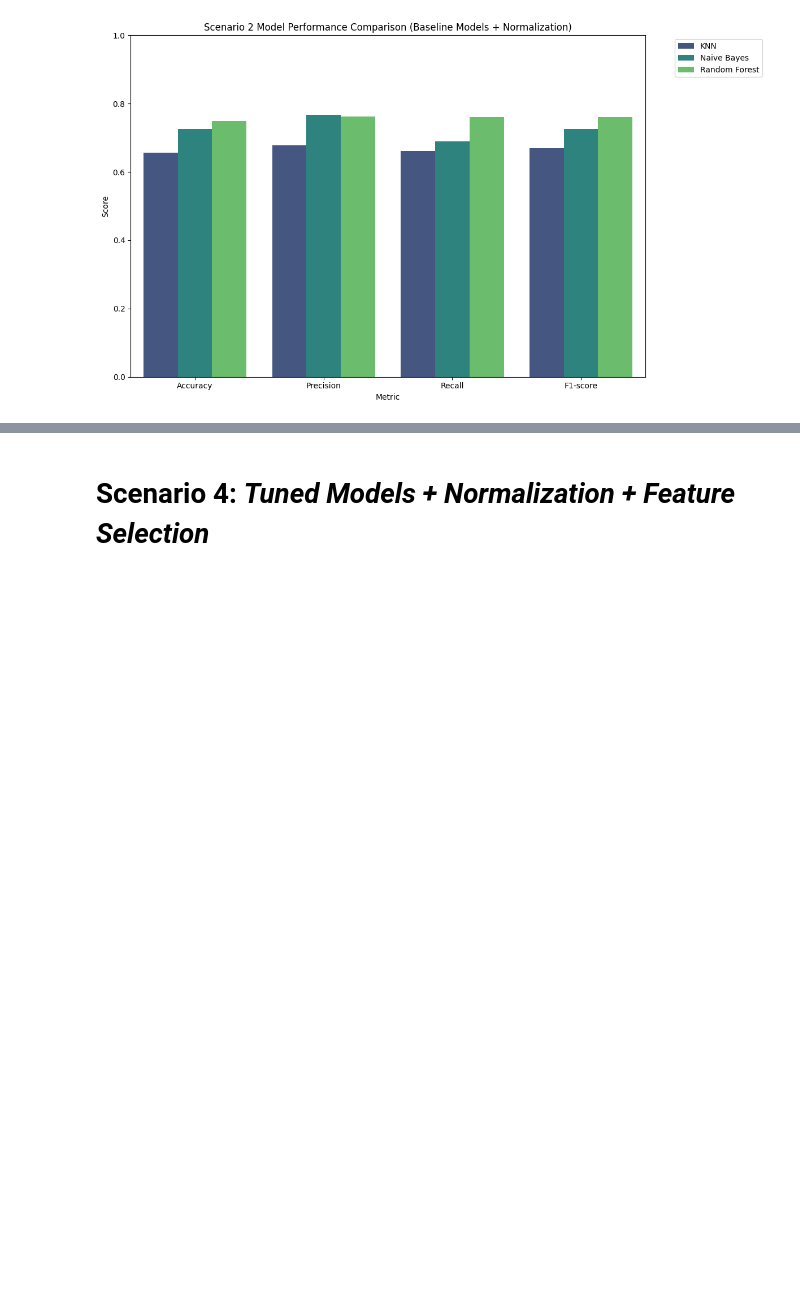
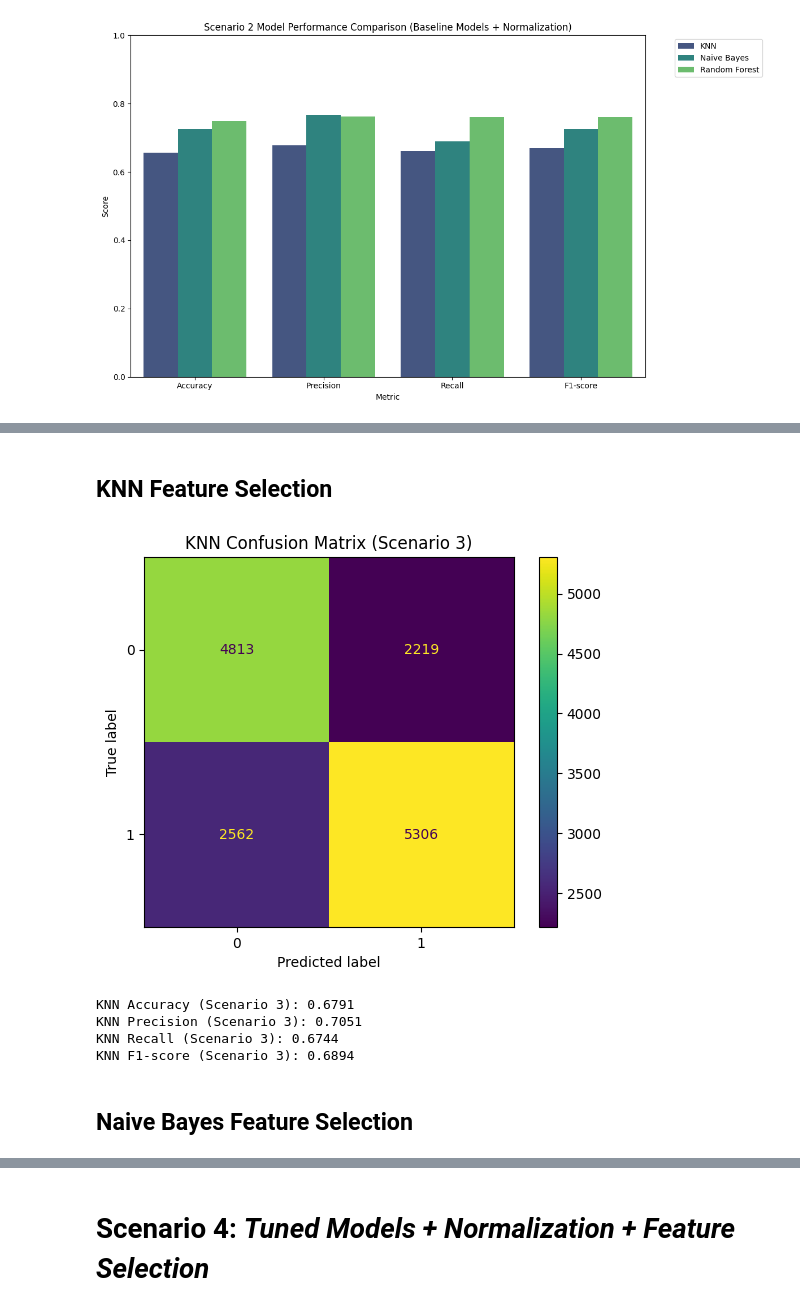
Before and after one commit to hisyamssyr/FP-Machine-Learning, a Jupyter notebook: employee_atrition_prediction.ipynb, the cells around one changed output, grey strips where cells are left out. Saved outputs shown, nothing was run; the diff lists cells and outputs as text; code cells hidden in the pictures; blank space fills up the shorter version.

```diff
--- a/employee_atrition_prediction.ipynb
+++ b/employee_atrition_prediction.ipynb
@@ -843,0 +848,37 @@ plt.show()
+# %%
+X_train_s3 = X_train_selected.copy()
+X_test_s3 = X_test_selected.copy()
+# %%
+y_train_s3 = y_train.copy()
+y_test_s3 = y_test.copy()
+# %% [markdown]
+##  KNN Feature Selection
+# %%
+knn = KNeighborsClassifier(n_neighbors=5)
+# %%
+knn.fit(X_train_s3, y_train_s3)
+y_pred_knn_s3 = knn.predict(X_test_s3)
+# %%
+cm_knn_s3 = confusion_matrix(y_test_s3, y_pred_knn_s3)
+ConfusionMatrixDisplay(cm_knn_s3).plot()
+plt.title('KNN Confusion Matrix (Scenario 3)')
+plt.show()
+# %% [output]
+[figure, added]
+# %%
+accuracy_knn_s3 = accuracy_score(y_test_s3, y_pred_knn_s3)
+precision_knn_s3 = precision_score(y_test_s3, y_pred_knn_s3)
+recall_knn_s3 = recall_score(y_test_s3, y_pred_knn_s3)
+f1_knn_s3 = f1_score(y_test_s3, y_pred_knn_s3)
+
+print(f"KNN Accuracy (Scenario 3): {accuracy_knn_s3:.4f}")
+print(f"KNN Precision (Scenario 3): {precision_knn_s3:.4f}")
+print(f"KNN Recall (Scenario 3): {recall_knn_s3:.4f}")
+print(f"KNN F1-score (Scenario 3): {f1_knn_s3:.4f}")
+# %% [output]
+KNN Accuracy (Scenario 3): 0.6791
+KNN Precision (Scenario 3): 0.7051
+KNN Recall (Scenario 3): 0.6744
+KNN F1-score (Scenario 3): 0.6894
+# %% [markdown]
+## Naive Bayes Feature Selection
```
Also changed, not shown: parts of 32 cells of this notebook.
